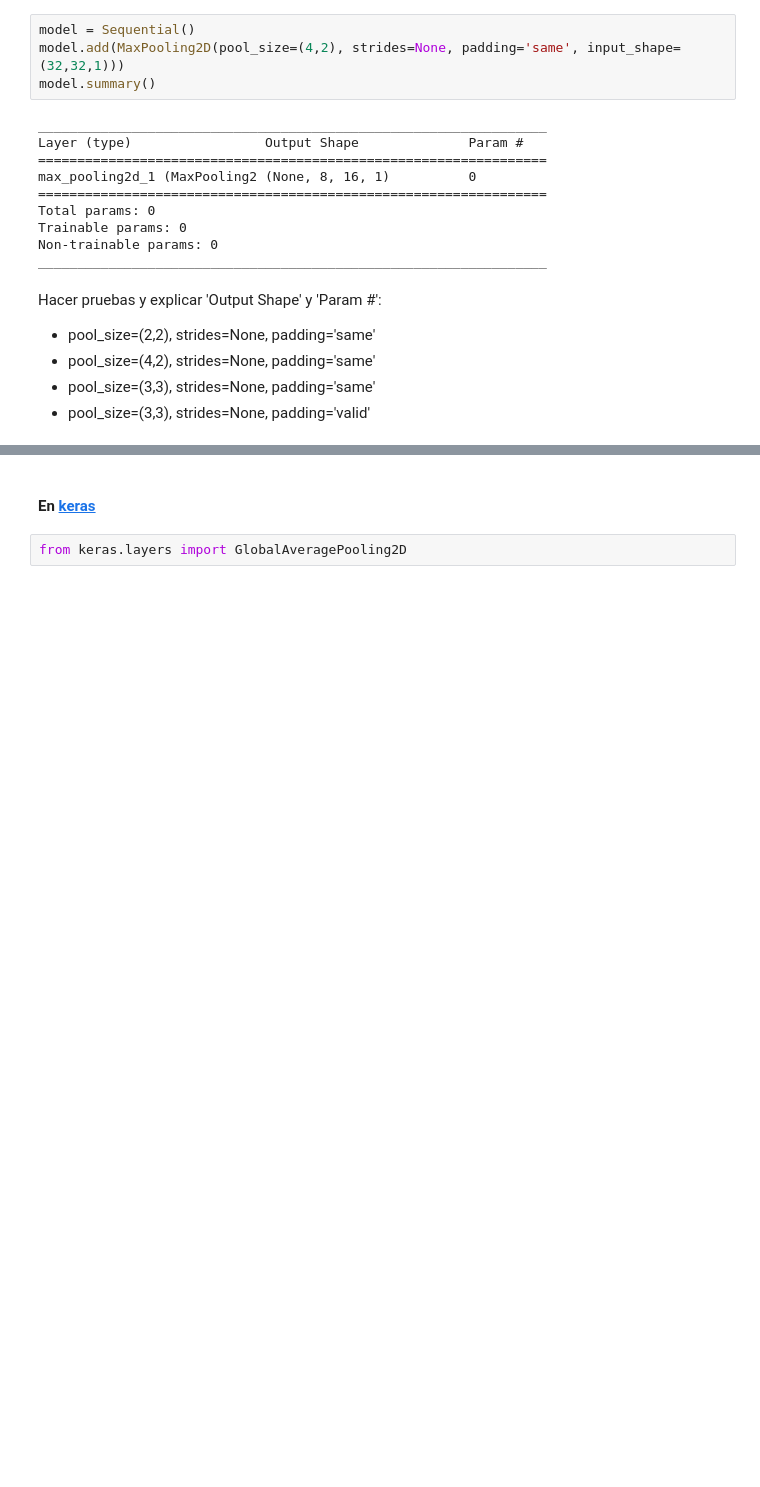
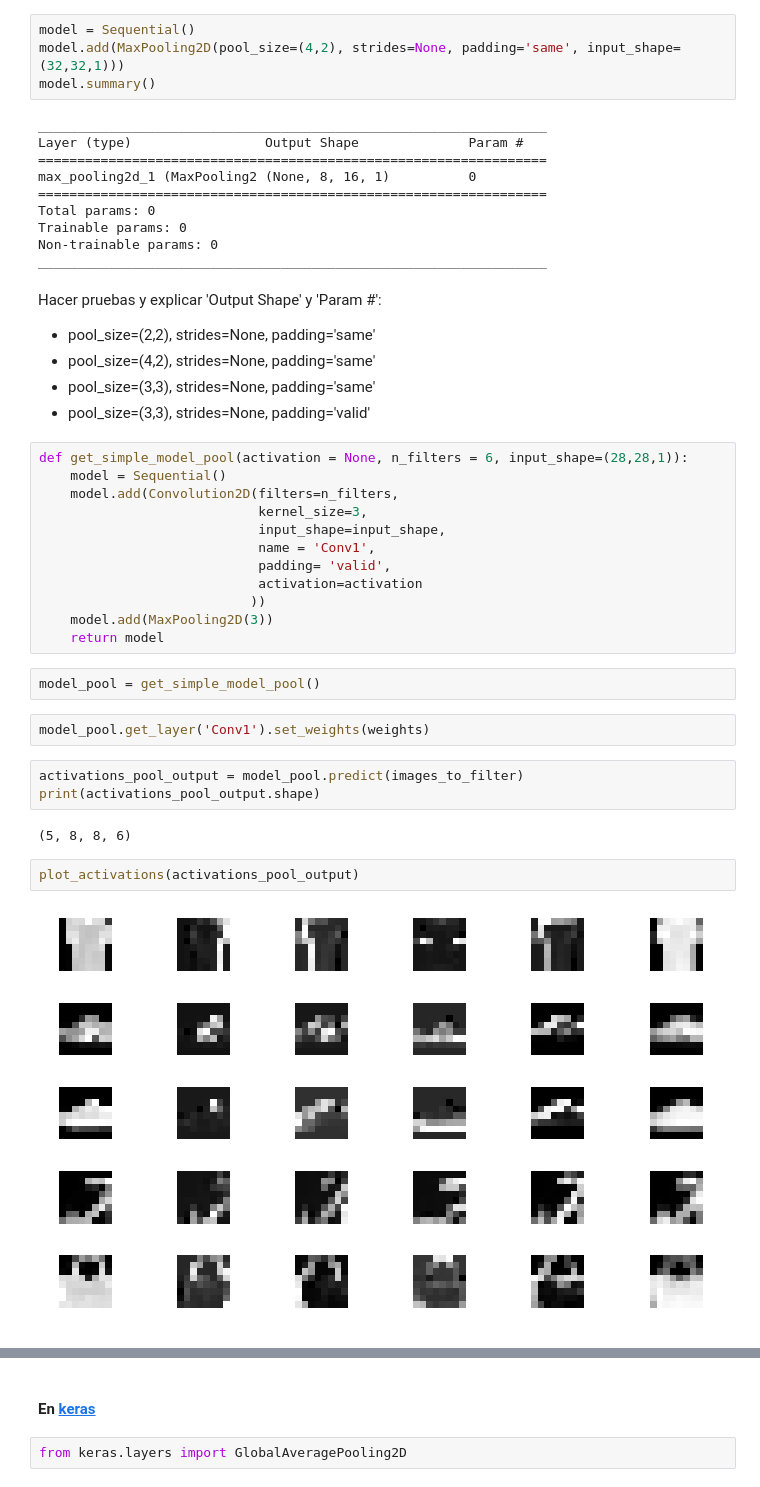
Before and after one commit to lab-ml-itba/8-CNN, a Jupyter notebook: 1-CNN-Teoria.ipynb, the cells around one changed output, grey strips where cells are left out. Drawn from its saved outputs; the diff is of its cells as text; blank space fills up the shorter version.

```diff
--- a/1-CNN-Teoria.ipynb
+++ b/1-CNN-Teoria.ipynb
@@ -119,4 +279,29 @@ Hacer pruebas y explicar 'Output Shape' y 'Param #':
 - pool_size=(4,2), strides=None, padding='same'
 - pool_size=(3,3), strides=None, padding='same'
 - pool_size=(3,3), strides=None, padding='valid'
+# %%
+def get_simple_model_pool(activation = None, n_filters = 6, input_shape=(28,28,1)):
+    model = Sequential()
+    model.add(Convolution2D(filters=n_filters,
+                            kernel_size=3,
+                            input_shape=input_shape,
+                            name = 'Conv1',
+                            padding= 'valid',
+                            activation=activation
+                           ))
+    model.add(MaxPooling2D(3))
+    return model
+# %%
+model_pool = get_simple_model_pool()
+# %%
+model_pool.get_layer('Conv1').set_weights(weights)
+# %%
+activations_pool_output = model_pool.predict(images_to_filter)
+print(activations_pool_output.shape)
+# %% [output]
+(5, 8, 8, 6)
+# %%
+plot_activations(activations_pool_output)
+# %% [output]
+[figure, added]
 # %% [markdown]
```
Also changed, not shown: parts of 33 cells of this notebook, 4 other files.
